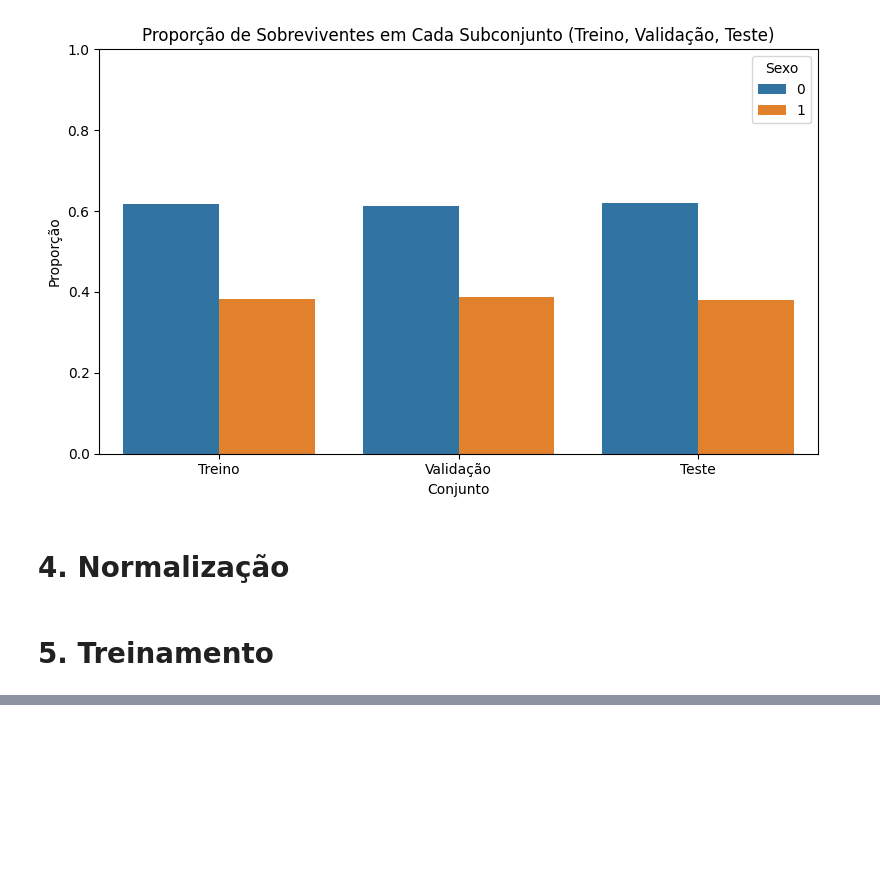
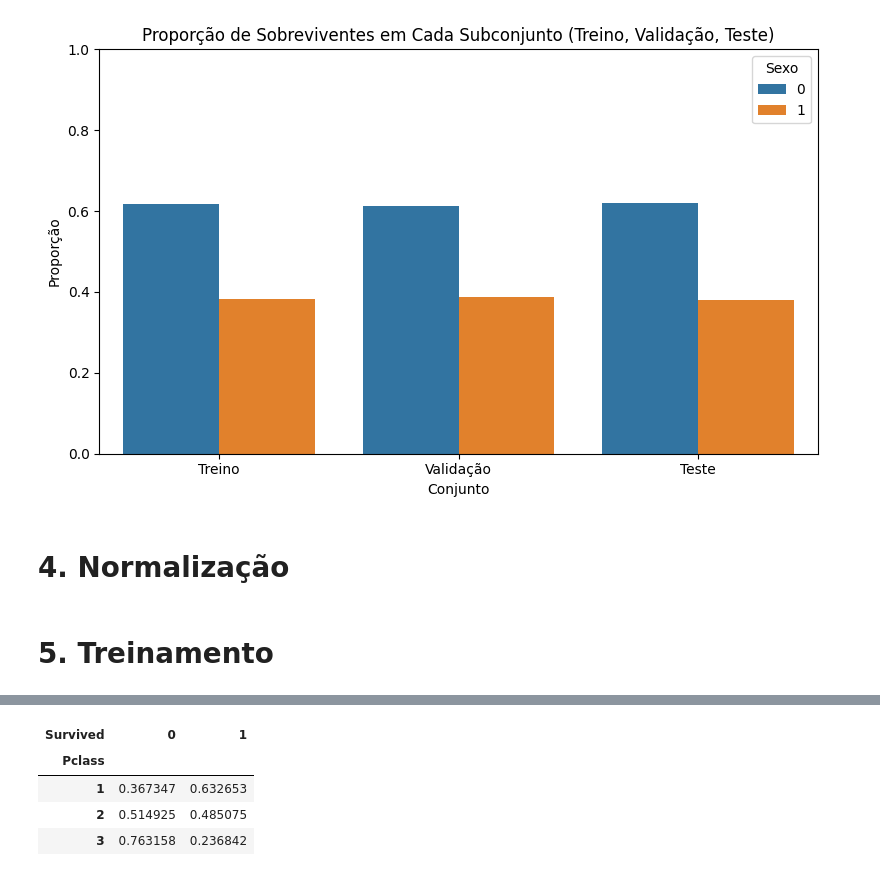
Before and after one commit to Redes-Neurais-2025-1/Titanic_Processig, a Jupyter notebook: model_trainer.ipynb, the cells around one changed output, grey strips where cells are left out. Cells and saved outputs as stored; diff of their text form; code cells hidden in the pictures; blank space fills up the shorter version.

```diff
--- a/model_trainer.ipynb
+++ b/model_trainer.ipynb
@@ -309,0 +391,8 @@ Matriz de Confusão:
+# %%
+pd.crosstab(df_raw_train['Pclass'], y_train, normalize='index')
+# %% [output]
+| Survived | 0 | 1 |
+| Pclass |  |  |
+| 1 | 0.367347 | 0.632653 |
+| 2 | 0.514925 | 0.485075 |
+| 3 | 0.763158 | 0.236842 |
```
Also changed, not shown: parts of 9 cells of this notebook.
